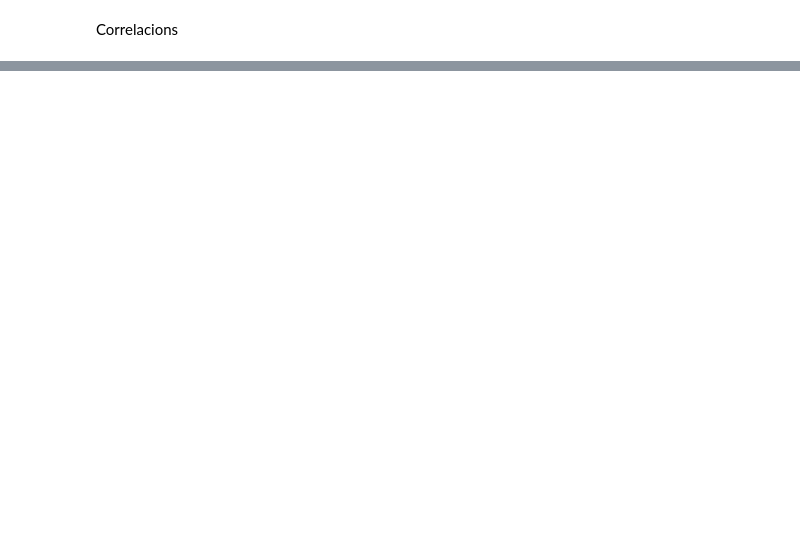
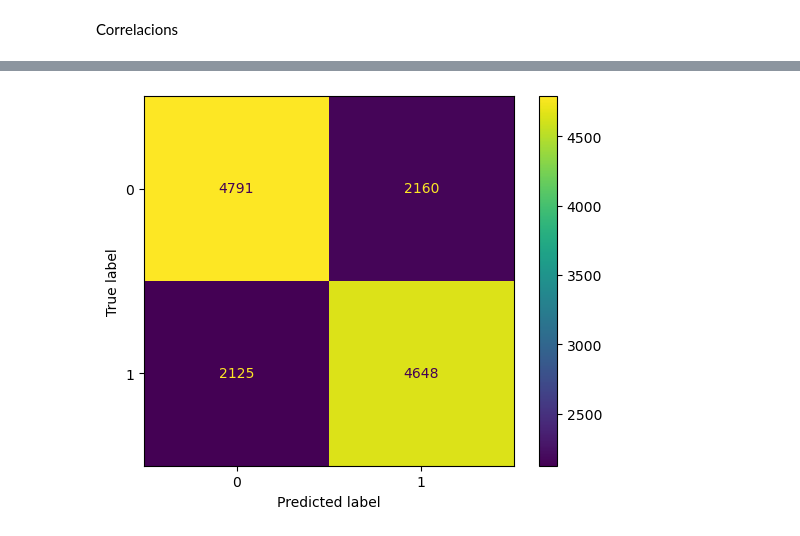
Before and after one commit to hfoliacots/cardiovascular-disease, a Jupyter notebook: cas_kaggle.ipynb, the cells around one changed output, grey strips where cells are left out. Cells and saved outputs as stored; diff of their text form; code cells hidden in the pictures; blank space fills up the shorter version.

```diff
--- a/cas_kaggle.ipynb
+++ b/cas_kaggle.ipynb
@@ -372,0 +247,18 @@ results.append({
+# %%
+"""""
+svc = SVC(probability=True)
+svc.fit(X_train, y_train)
+
+
+# RANDOM FOREST
+y_pred = svc.predict(X_test)
+y_prob = svc.predict_proba(X_test)[:,1]
+results.append({
+    "Model": "SVC",
+    "Accuracy": accuracy_score(y_test, y_pred),
+    "Recall": recall_score(y_test, y_pred),
+    "F1": f1_score(y_test, y_pred),
+    "AUC-ROC": roc_auc_score(y_test, y_prob)
+})
+
+"""
@@ -372,0 +274,21 @@ results.append({
+# %%
+rf = RandomForestClassifier()
+rf.fit(X_train, y_train)
+
+# RANDOM FOREST
+y_pred = rf.predict(X_test)
+y_prob = rf.predict_proba(X_test)[:,1]
+results.append({
+    "Model": "Random Forest",
+    "Accuracy": accuracy_score(y_test, y_pred),
+    "Recall": recall_score(y_test, y_pred),
+    "F1": f1_score(y_test, y_pred),
+    "AUC-ROC": roc_auc_score(y_test, y_prob)
+})
+# %%
+cm = confusion_matrix(y_test, y_pred)
+disp = ConfusionMatrixDisplay(confusion_matrix=cm)
+disp.plot()
+plt.show()
+# %% [output]
+[figure, added]
```
Also changed, not shown: parts of 68 cells of this notebook.
